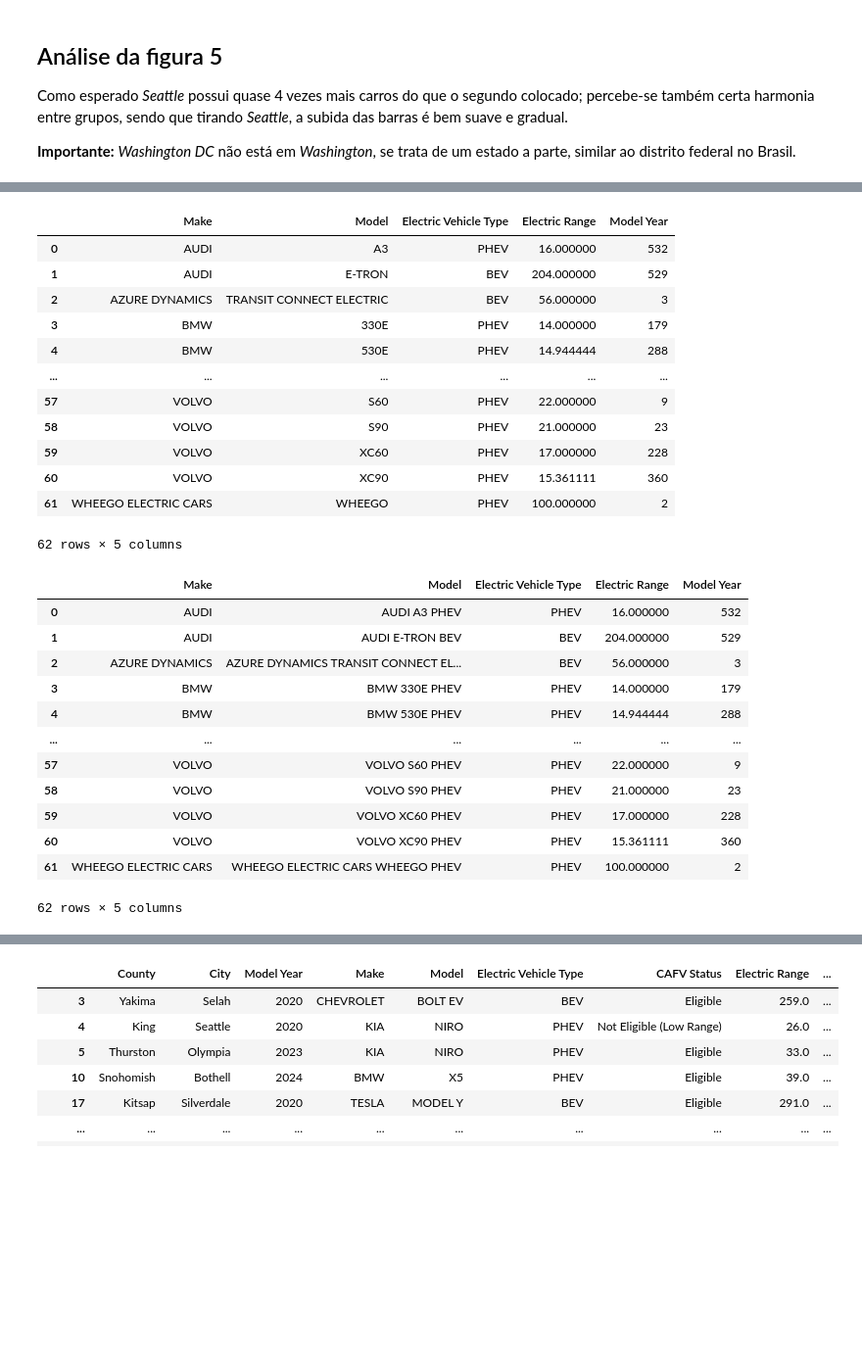
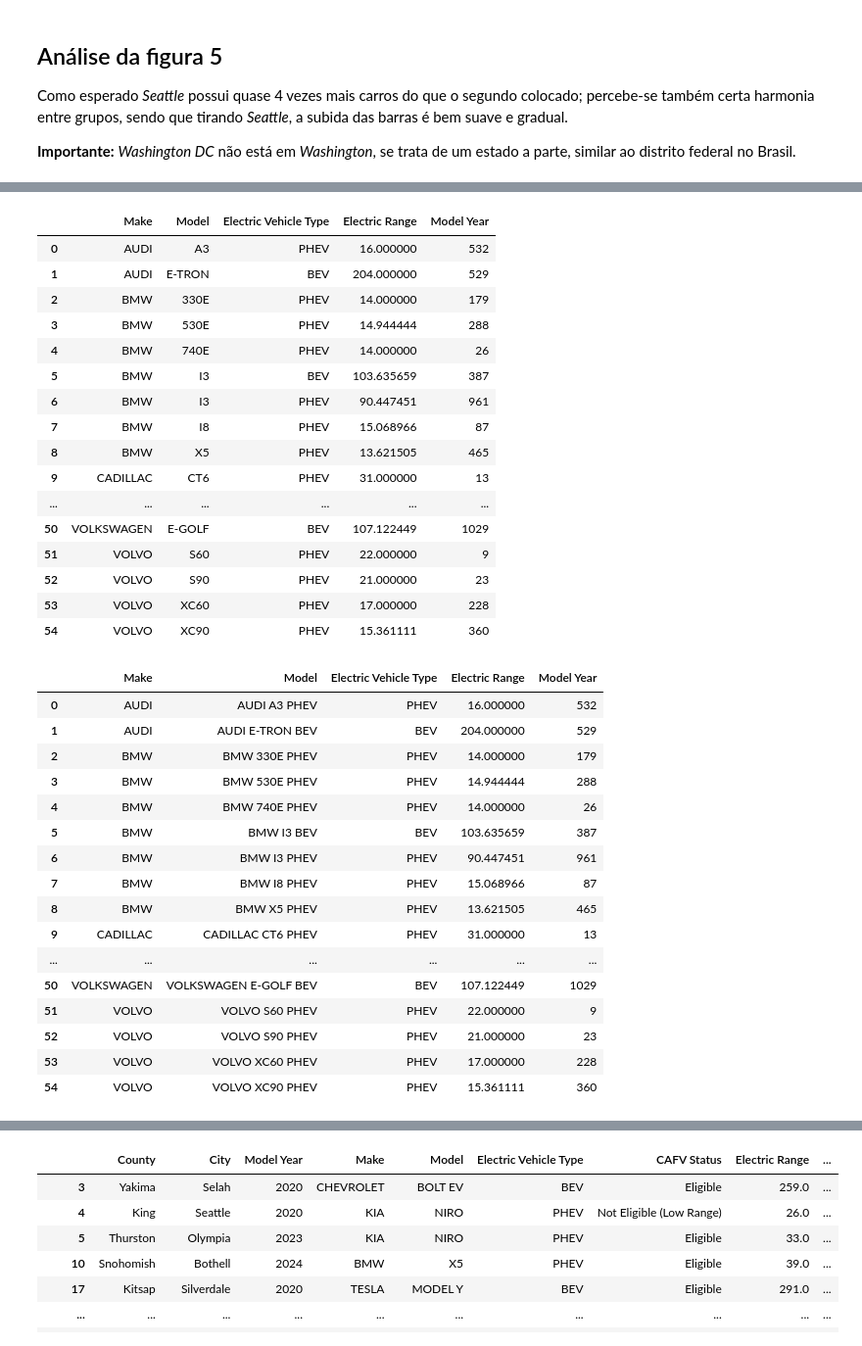
Before and after one commit to ValentimPiazera/EDA-Carros-Eletricos-Washington, a Jupyter notebook: notebooks/02_analise_eda.ipynb, the cells around one changed output, grey strips where cells are left out. Shown at 98% size. Cells and saved outputs as stored; diff of their text form; code cells hidden in the pictures; blank space fills up the shorter version.

```diff
--- a/notebooks/02_analise_eda.ipynb
+++ b/notebooks/02_analise_eda.ipynb
@@ -305,9 +226,9 @@ fig.show()
 # %%
-# Repetindo o processo para 2010 até 2019
+# Separando carros de 2015 até 2019
 
-df_2010_2019 = df_limpo[(df_limpo["Model Year"] >= 2010) & (df_limpo["Model Year"] <=2019)]
+df_2015_2019 = df_limpo[(df_limpo["Model Year"] >= 2015) & (df_limpo["Model Year"] <= 2019)]
 
-df_2010_2019
+df_2015_2019
 # %% [output]
 |  | County | City | Model Year | Make | Model | Electric Vehicle Type | CAFV Status | Electric Range | ... |
 | 0 | Kitsap | Bainbridge Island | 2018 | TESLA | MODEL 3 | BEV | Eligible | 215.0 | ... |
@@ -325,45 +246,53 @@ df_2010_2019
 # %%
-# Criando uma tabela para os carros de 2010 à 2019, com modelo, autonomia e quantidade.
+# Criando uma tabela para os carros de 2015 à 2019, com modelo, autonomia e quantidade.
 
-df_2010_2019_carros = df_2010_2019.groupby(["Make", "Model", "Electric Vehicle Type"]).agg({"Electric Range": "mean", "Model Year": "count"})
+df_2015_2019_carros = df_2015_2019.groupby(["Make", "Model", "Electric Vehicle Type"]).agg({"Electric Range": "mean", "Model Year": "count"})
 
-df_2010_2019_carros = df_2010_2019_carros.reset_index()
+df_2015_2019_carros = df_2015_2019_carros.reset_index()
 
-df_2010_2019_carros
+df_2015_2019_carros
 # %% [output]
 |  | Make | Model | Electric Vehicle Type | Electric Range | Model Year |
 | 0 | AUDI | A3 | PHEV | 16.000000 | 532 |
 | 1 | AUDI | E-TRON | BEV | 204.000000 | 529 |
-| 2 | AZURE DYNAMICS | TRANSIT CONNECT ELECTRIC | BEV | 56.000000 | 3 |
-| 3 | BMW | 330E | PHEV | 14.000000 | 179 |
-| 4 | BMW | 530E | PHEV | 14.944444 | 288 |
+| 2 | BMW | 330E | PHEV | 14.000000 | 179 |
+| 3 | BMW | 530E | PHEV | 14.944444 | 288 |
+| 4 | BMW | 740E | PHEV | 14.000000 | 26 |
+| 5 | BMW | I3 | BEV | 103.635659 | 387 |
+| 6 | BMW | I3 | PHEV | 90.447451 | 961 |
+| 7 | BMW | I8 | PHEV | 15.068966 | 87 |
+| 8 | BMW | X5 | PHEV | 13.621505 | 465 |
+| 9 | CADILLAC | CT6 | PHEV | 31.000000 | 13 |
 | ... | ... | ... | ... | ... | ... |
-| 57 | VOLVO | S60 | PHEV | 22.000000 | 9 |
-| 58 | VOLVO | S90 | PHEV | 21.000000 | 23 |
-| 59 | VOLVO | XC60 | PHEV | 17.000000 | 228 |
-| 60 | VOLVO | XC90 | PHEV | 15.361111 | 360 |
-| 61 | WHEEGO ELECTRIC CARS | WHEEGO | PHEV | 100.000000 | 2 |
+| 50 | VOLKSWAGEN | E-GOLF | BEV | 107.122449 | 1029 |
+| 51 | VOLVO | S60 | PHEV | 22.000000 | 9 |
+| 52 | VOLVO | S90 | PHEV | 21.000000 | 23 |
+| 53 | VOLVO | XC60 | PHEV | 17.000000 | 228 |
+| 54 | VOLVO | XC90 | PHEV | 15.361111 | 360 |
-62 rows × 5 columns
 # %%
 # Juntando Marca, nome do modelo e tipo em uma célula só
 
-df_2010_2019_carros["Model"] = df_2010_2019_carros["Make"] + " " + df_2010_2019_carros["Model"] + " " + df_2010_2019_carros["Electric Vehicle Type"]
+df_2015_2019_carros["Model"] = df_2015_2019_carros["Make"] + " " + df_2015_2019_carros["Model"] + " " + df_2015_2019_carros["Electric Vehicle Type"]
 
-df_2010_2019_carros
+df_2015_2019_carros
 # %% [output]
 |  | Make | Model | Electric Vehicle Type | Electric Range | Model Year |
 | 0 | AUDI | AUDI A3 PHEV | PHEV | 16.000000 | 532 |
 | 1 | AUDI | AUDI E-TRON BEV | BEV | 204.000000 | 529 |
-| 2 | AZURE DYNAMICS | AZURE DYNAMICS TRANSIT CONNECT EL... | BEV | 56.000000 | 3 |
-| 3 | BMW | BMW 330E PHEV | PHEV | 14.000000 | 179 |
-| 4 | BMW | BMW 530E PHEV | PHEV | 14.944444 | 288 |
+| 2 | BMW | BMW 330E PHEV | PHEV | 14.000000 | 179 |
+| 3 | BMW | BMW 530E PHEV | PHEV | 14.944444 | 288 |
+| 4 | BMW | BMW 740E PHEV | PHEV | 14.000000 | 26 |
+| 5 | BMW | BMW I3 BEV | BEV | 103.635659 | 387 |
+| 6 | BMW | BMW I3 PHEV | PHEV | 90.447451 | 961 |
+| 7 | BMW | BMW I8 PHEV | PHEV | 15.068966 | 87 |
+| 8 | BMW | BMW X5 PHEV | PHEV | 13.621505 | 465 |
+| 9 | CADILLAC | CADILLAC CT6 PHEV | PHEV | 31.000000 | 13 |
 | ... | ... | ... | ... | ... | ... |
-| 57 | VOLVO | VOLVO S60 PHEV | PHEV | 22.000000 | 9 |
-| 58 | VOLVO | VOLVO S90 PHEV | PHEV | 21.000000 | 23 |
-| 59 | VOLVO | VOLVO XC60 PHEV | PHEV | 17.000000 | 228 |
-| 60 | VOLVO | VOLVO XC90 PHEV | PHEV | 15.361111 | 360 |
-| 61 | WHEEGO ELECTRIC CARS | WHEEGO ELECTRIC CARS WHEEGO PHEV | PHEV | 100.000000 | 2 |
+| 50 | VOLKSWAGEN | VOLKSWAGEN E-GOLF BEV | BEV | 107.122449 | 1029 |
+| 51 | VOLVO | VOLVO S60 PHEV | PHEV | 22.000000 | 9 |
+| 52 | VOLVO | VOLVO S90 PHEV | PHEV | 21.000000 | 23 |
+| 53 | VOLVO | VOLVO XC60 PHEV | PHEV | 17.000000 | 228 |
+| 54 | VOLVO | VOLVO XC90 PHEV | PHEV | 15.361111 | 360 |
-62 rows × 5 columns
 # %%
 # Removendo colunas desnecessárias, renomeando colunas e  arredondando a autonomia
 
```
Also changed, not shown: parts of 27 cells of this notebook, 11 other files.
